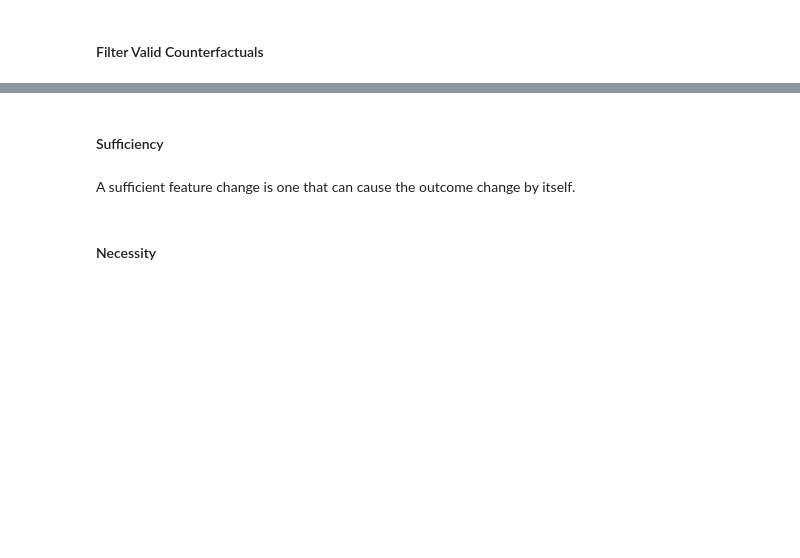
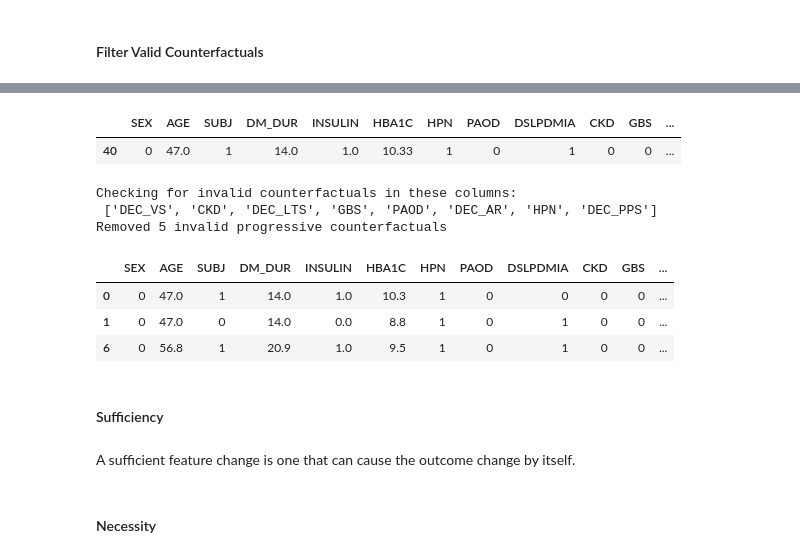
Before and after one commit to acbriza/dpn2026, a Jupyter notebook: module/counterfactuals.ipynb, the cells around one changed output, grey strips where cells are left out. Cells and saved outputs as stored; diff of their text form; code cells hidden in the pictures; blank space fills up the shorter version.

```diff
--- a/module/counterfactuals.ipynb
+++ b/module/counterfactuals.ipynb
@@ -403,3 +412,23 @@ cf_ana
+# %%
+# check by manually updating a proressive column from the query instance
+query_instance2 = query_instance.copy()
+# set progressive column to 1 so we can check
+# if there are counterfactuals that set it to 0 and are thus invalid
+query_instance2.HPN = 1
+query_instance2
+# %% [output]
+|  | SEX | AGE | SUBJ | DM_DUR | INSULIN | HBA1C | HPN | PAOD | DSLPDMIA | CKD | GBS | ... |
+| 40 | 0 | 47.0 | 1 | 14.0 | 1.0 | 10.33 | 1 | 0 | 1 | 0 | 0 | ... |
+# %%
+cf.filter_invalid_progressive_cfs(df_dcf, query_instance2, D.categorical_cols)
+# %% [output]
+Checking for invalid counterfactuals in these columns:
+ ['DEC_VS', 'CKD', 'DEC_LTS', 'GBS', 'PAOD', 'DEC_AR', 'HPN', 'DEC_PPS']
+Removed 5 invalid progressive counterfactuals
+|  | SEX | AGE | SUBJ | DM_DUR | INSULIN | HBA1C | HPN | PAOD | DSLPDMIA | CKD | GBS | ... |
+| 0 | 0 | 47.0 | 1 | 14.0 | 1.0 | 10.3 | 1 | 0 | 0 | 0 | 0 | ... |
+| 1 | 0 | 47.0 | 0 | 14.0 | 0.0 | 8.8 | 1 | 0 | 1 | 0 | 0 | ... |
+| 6 | 0 | 56.8 | 1 | 20.9 | 1.0 | 9.5 | 1 | 0 | 1 | 0 | 0 | ... |
 # %% [markdown]
 #### Sufficiency
 # %% [markdown]
```
Also changed, not shown: parts of 9 cells of this notebook, 1 other file.
